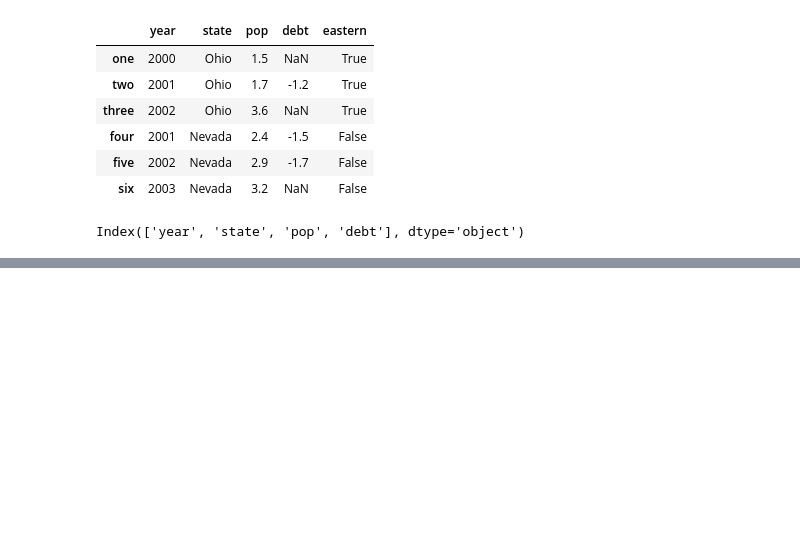
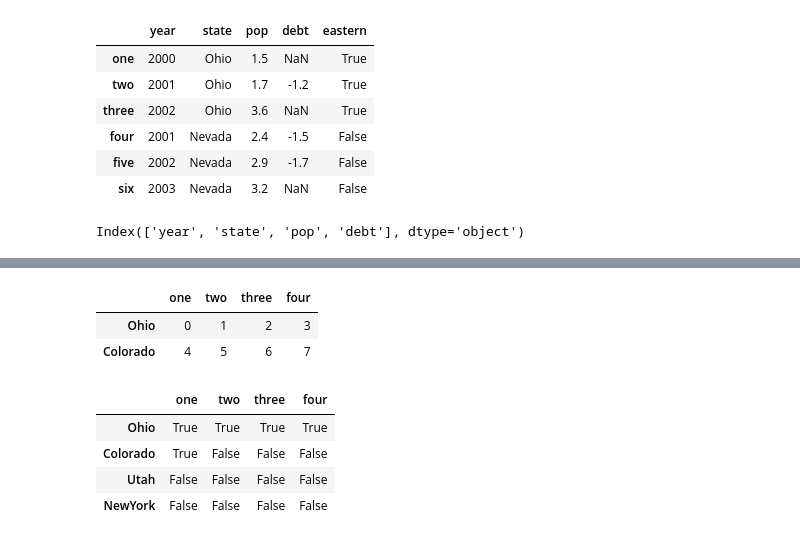
Before and after one commit to sanpang228/DataAnalysis, a Jupyter notebook: Task3.ipynb, the cells around one changed output, grey strips where cells are left out. Saved outputs shown, nothing was run; the diff lists cells and outputs as text; code cells hidden in the pictures; blank space fills up the shorter version.

```diff
--- a/Task3.ipynb
+++ b/Task3.ipynb
@@ -258,0 +592,17 @@ Index(['year', 'state', 'pop', 'debt'], dtype='object')
+# %%
+#首先通过切片或布尔型数组选取数据
+#选取行的语法data[:2]十分方便。向[ ]传递单一的元素或列表，就可选择列。
+data[:2]
+# %% [output]
+|  | one | two | three | four |
+| Ohio | 0 | 1 | 2 | 3 |
+| Colorado | 4 | 5 | 6 | 7 |
+# %%
+#另一种用法是通过布尔型DataFrame
+data < 5
+# %% [output]
+|  | one | two | three | four |
+| Ohio | True | True | True | True |
+| Colorado | True | False | False | False |
+| Utah | False | False | False | False |
+| NewYork | False | False | False | False |
```
Also changed, not shown: parts of 49 cells of this notebook.
